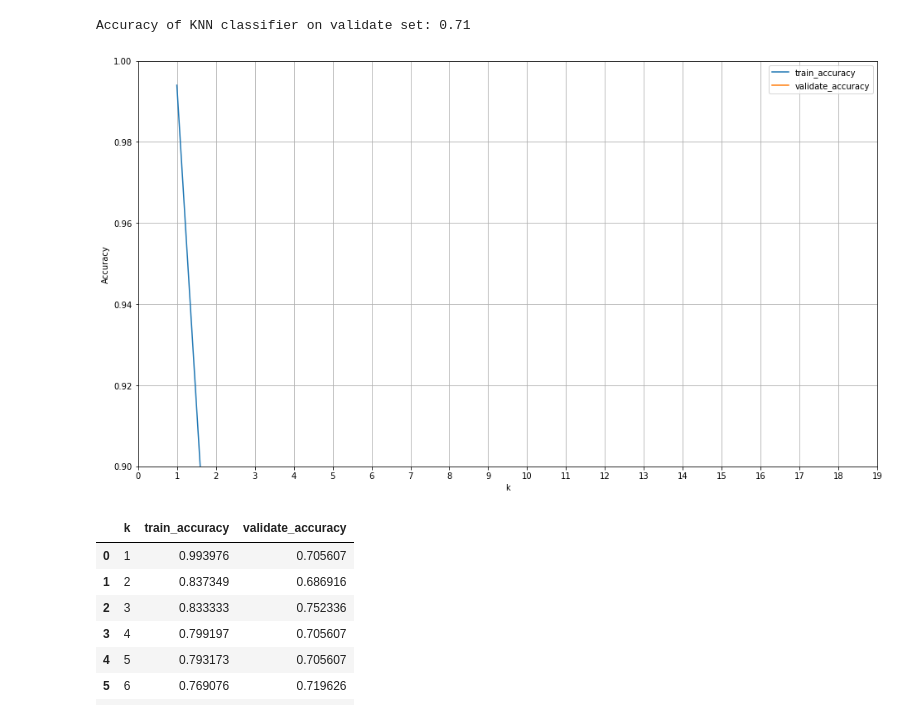
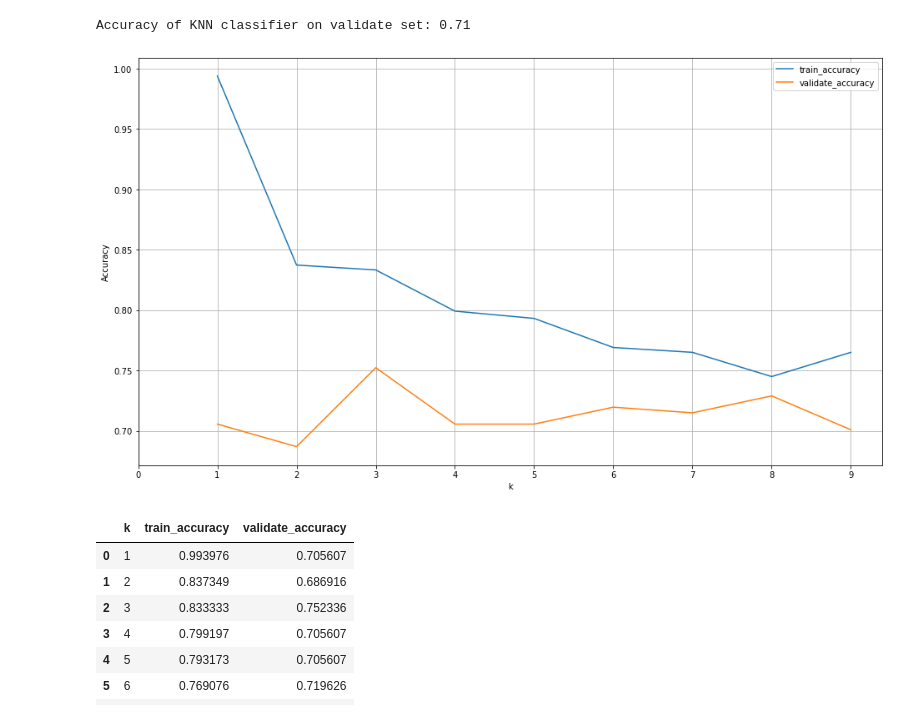
Before and after one commit to jamesallen0351/classification-exercises, a Jupyter notebook: model.ipynb, the cells around one changed output. Saved outputs shown, nothing was run; the diff lists cells and outputs as text; code cells hidden in the pictures.

```diff
--- a/model.ipynb
+++ b/model.ipynb
@@ -877,36 +897,36 @@ metrics = []
 
 # loop through different values of k
 for k in range(1, 10):
 
     # define the thing
     knn = KNeighborsClassifier(n_neighbors=k)
 
     # fit the thing (remmeber only fit on training data)
     knn.fit(X_train, y_train)
 
     # use the thing (calculate accuracy)
     train_accuracy = knn.score(X_train, y_train)
     validate_accuracy = knn.score(X_validate, y_validate)
 
     output = {
         "k": k,
         "train_accuracy": train_accuracy,
         "validate_accuracy": validate_accuracy
     }
 
     metrics.append(output)
 
 # make a dataframe
 results = pd.DataFrame(metrics)
 
 # plot the data
 results.set_index('k').plot(figsize = (16,9))
-plt.ylim(0.90, 1)
+
 plt.ylabel('Accuracy')
-plt.xticks(np.arange(0,20,1))
+plt.xticks(np.arange(0,10,1))
 plt.grid()
 # %% [output]
-[figure, old version]
+[figure, new version]
 # %%
 results
 # %% [output]
```
Also changed, not shown: parts of 36 cells of this notebook.
